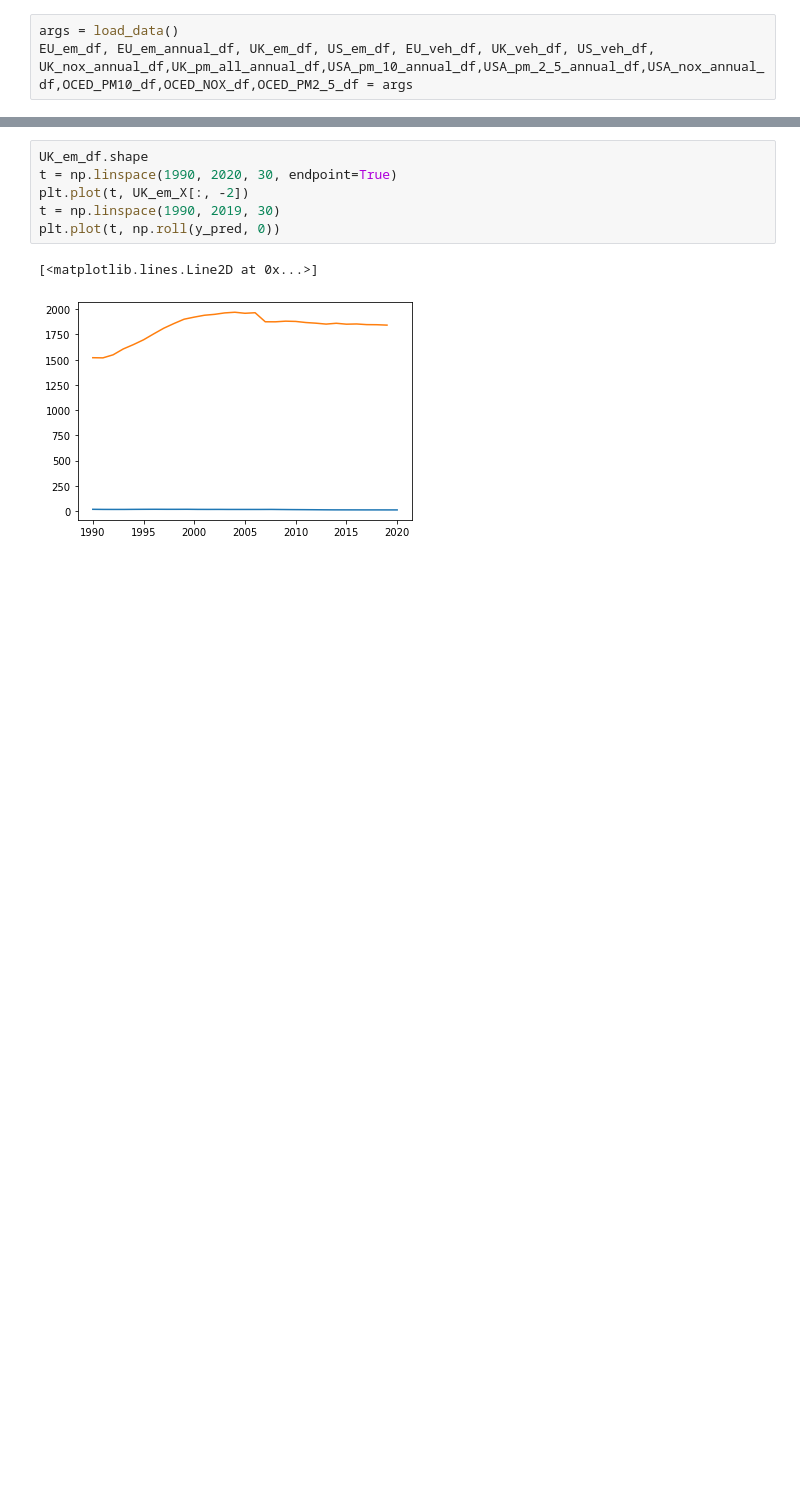
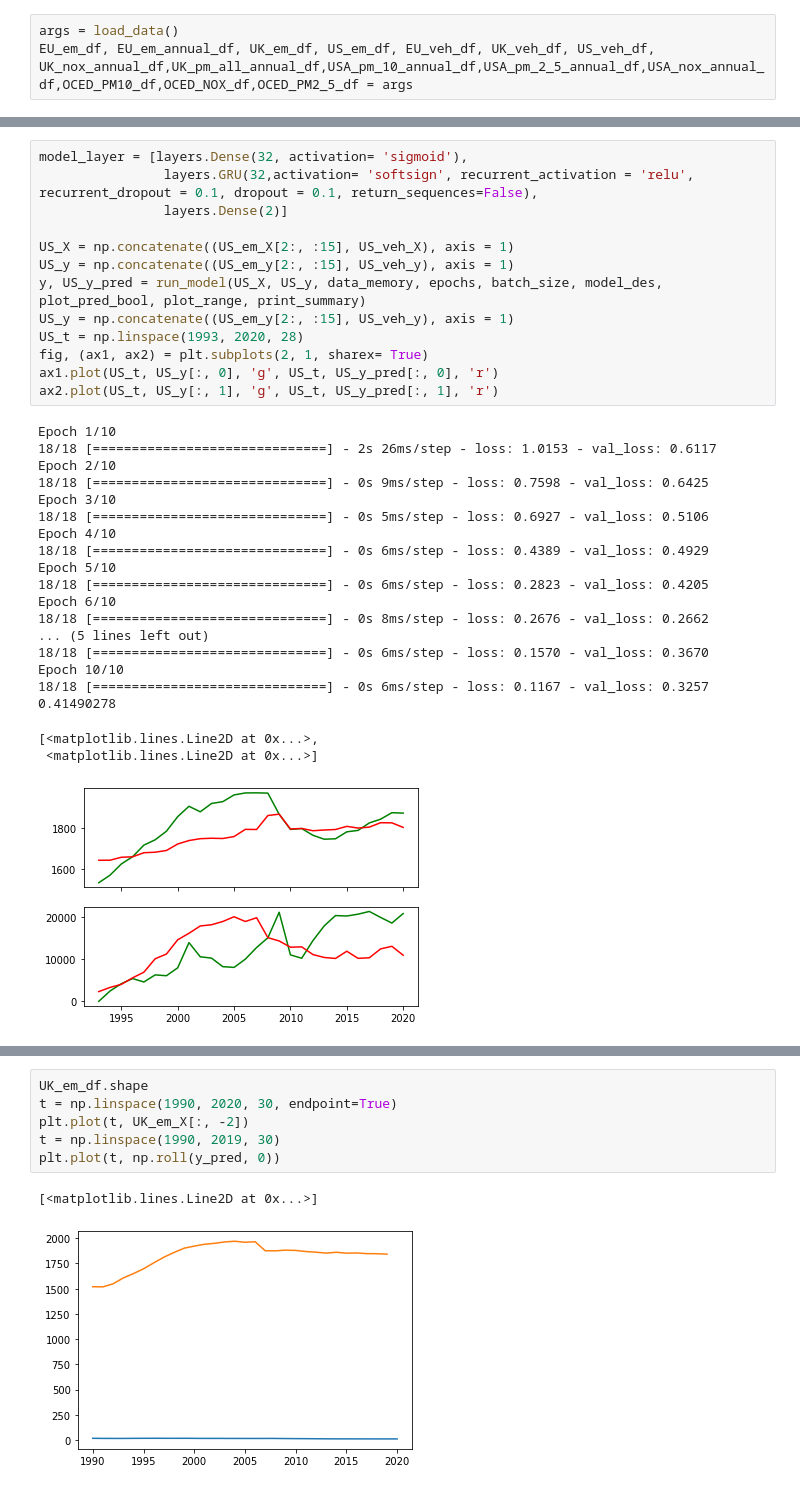
Before and after one commit to IsaacJohnEvans/EV_affect_on_emissions, a Jupyter notebook: pred.ipynb, the cells around one changed output, grey strips where cells are left out. Drawn from its saved outputs; the diff is of its cells as text; blank space fills up the shorter version.

```diff
--- a/pred.ipynb
+++ b/pred.ipynb
@@ -163,0 +240,34 @@ Epoch 2/2
+# %%
+model_layer = [layers.Dense(32, activation= 'sigmoid'),
+                layers.GRU(32,activation= 'softsign', recurrent_activation = 'relu', recurrent_dropout = 0.1, dropout = 0.1, return_sequences=False),
+                layers.Dense(2)]
+
+US_X = np.concatenate((US_em_X[2:, :15], US_veh_X), axis = 1)
+US_y = np.concatenate((US_em_y[2:, :15], US_veh_y), axis = 1)
+y, US_y_pred = run_model(US_X, US_y, data_memory, epochs, batch_size, model_des, plot_pred_bool, plot_range, print_summary)
+US_y = np.concatenate((US_em_y[2:, :15], US_veh_y), axis = 1)
+US_t = np.linspace(1993, 2020, 28)
+fig, (ax1, ax2) = plt.subplots(2, 1, sharex= True)
+ax1.plot(US_t, US_y[:, 0], 'g', US_t, US_y_pred[:, 0], 'r')
+ax2.plot(US_t, US_y[:, 1], 'g', US_t, US_y_pred[:, 1], 'r')
+# %% [output]
+Epoch 1/10
+18/18 [==============================] - 2s 26ms/step - loss: 1.0153 - val_loss: 0.6117
+Epoch 2/10
+18/18 [==============================] - 0s 9ms/step - loss: 0.7598 - val_loss: 0.6425
+Epoch 3/10
+18/18 [==============================] - 0s 5ms/step - loss: 0.6927 - val_loss: 0.5106
+Epoch 4/10
+18/18 [==============================] - 0s 6ms/step - loss: 0.4389 - val_loss: 0.4929
+Epoch 5/10
+18/18 [==============================] - 0s 6ms/step - loss: 0.2823 - val_loss: 0.4205
+Epoch 6/10
+18/18 [==============================] - 0s 8ms/step - loss: 0.2676 - val_loss: 0.2662
+... (5 lines left out)
+18/18 [==============================] - 0s 6ms/step - loss: 0.1570 - val_loss: 0.3670
+Epoch 10/10
+18/18 [==============================] - 0s 6ms/step - loss: 0.1167 - val_loss: 0.3257
+0.41490278
+[<matplotlib.lines.Line2D at 0x...>,
+ <matplotlib.lines.Line2D at 0x...>]
+[figure, added]
```
Also changed, not shown: parts of 8 cells of this notebook, 1 other file.
